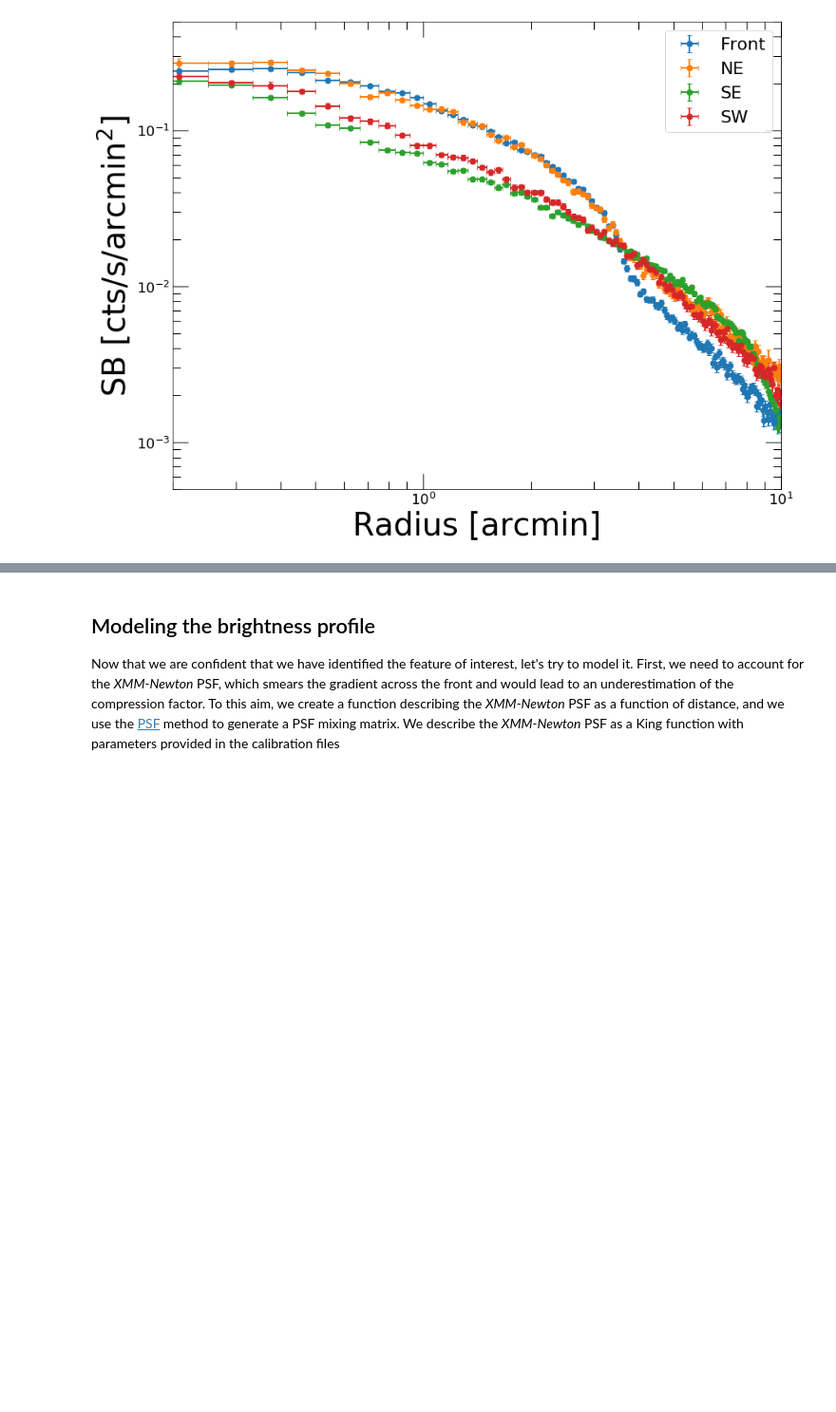
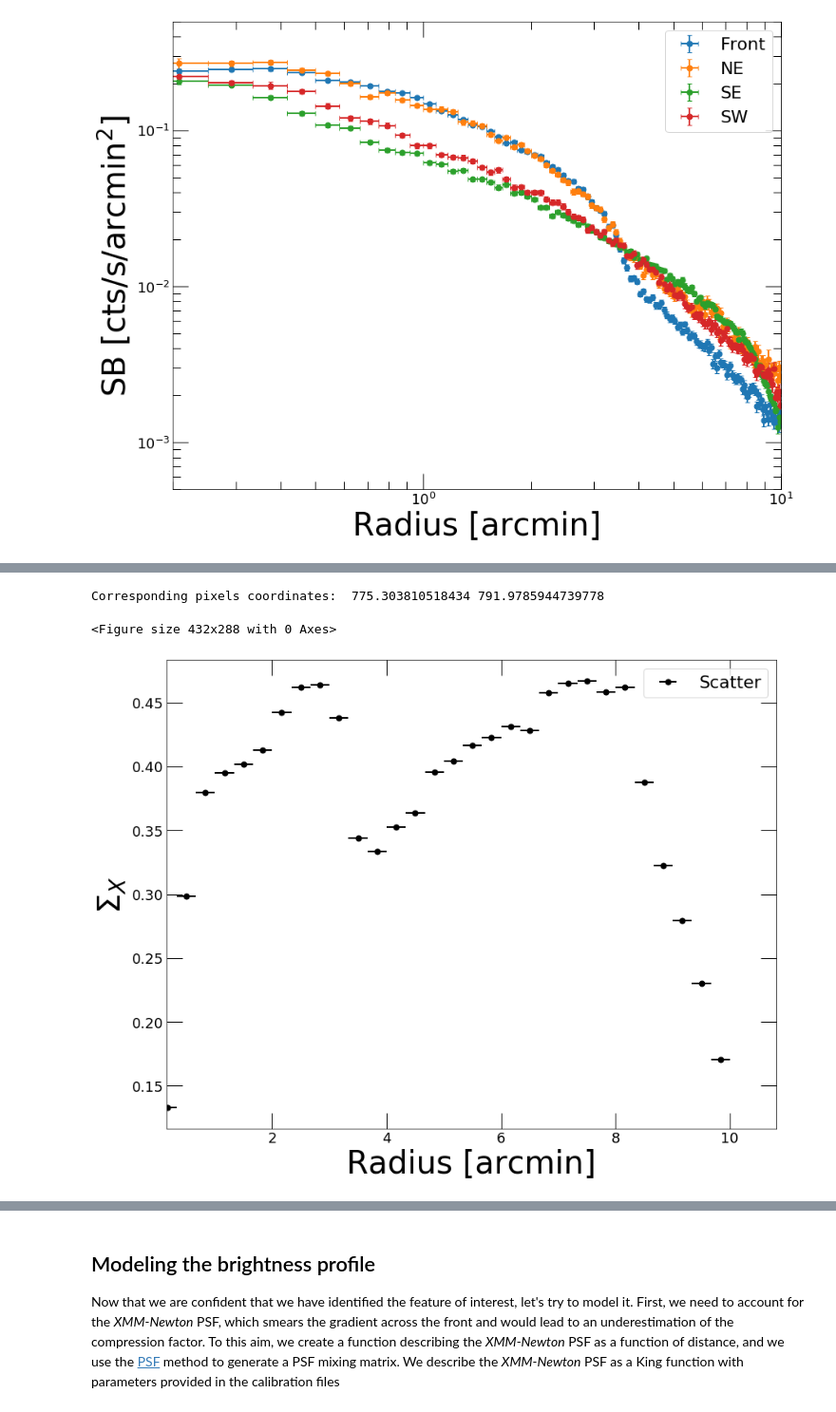
Before and after one commit to domeckert/pyproffit, a Jupyter notebook: docs/source/Discontinuities.ipynb, the cells around one changed output, grey strips where cells are left out. Shown at 95% size. Drawn from its saved outputs; the diff is of its cells as text; code cells hidden in the pictures; blank space fills up the shorter version.

```diff
--- a/docs/source/Discontinuities.ipynb
+++ b/docs/source/Discontinuities.ipynb
@@ -92,0 +99,14 @@ We can see clearly the difference between the various sectors. The sectors on th
+# %%
+prof_tot = pyproffit.Profile(data=dat, binsize=20., maxrad=10.,
+                         center_choice='custom_fk5', center_ra=239.5863, center_dec=27.226989)
+
+prof_tot.SBprofile()
+
+prof_tot.AzimuthalScatter(nsect=12)
+# %% [output]
+Corresponding pixels coordinates:  775.303810518434 791.9785944739778
+# %%
+prof_tot.Plot(scatter=True, yscale='linear', xscale='linear')
+# %% [output]
+<Figure size 432x288 with 0 Axes>
+[figure, added]
```
Also changed, not shown: parts of 17 cells of this notebook, 2 other files.
